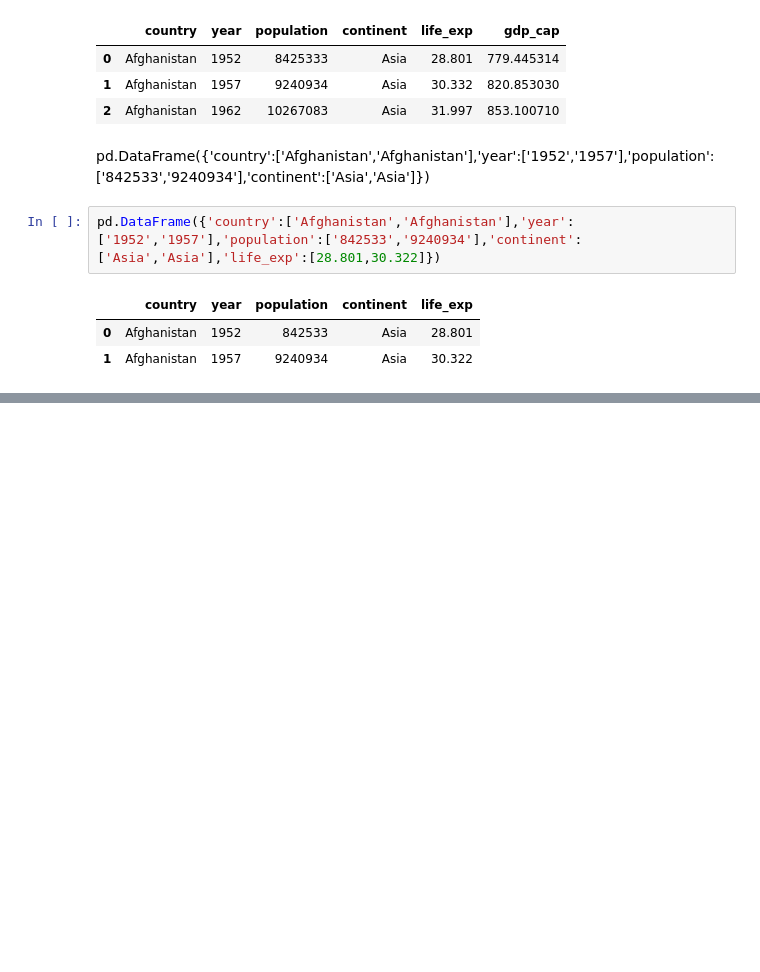
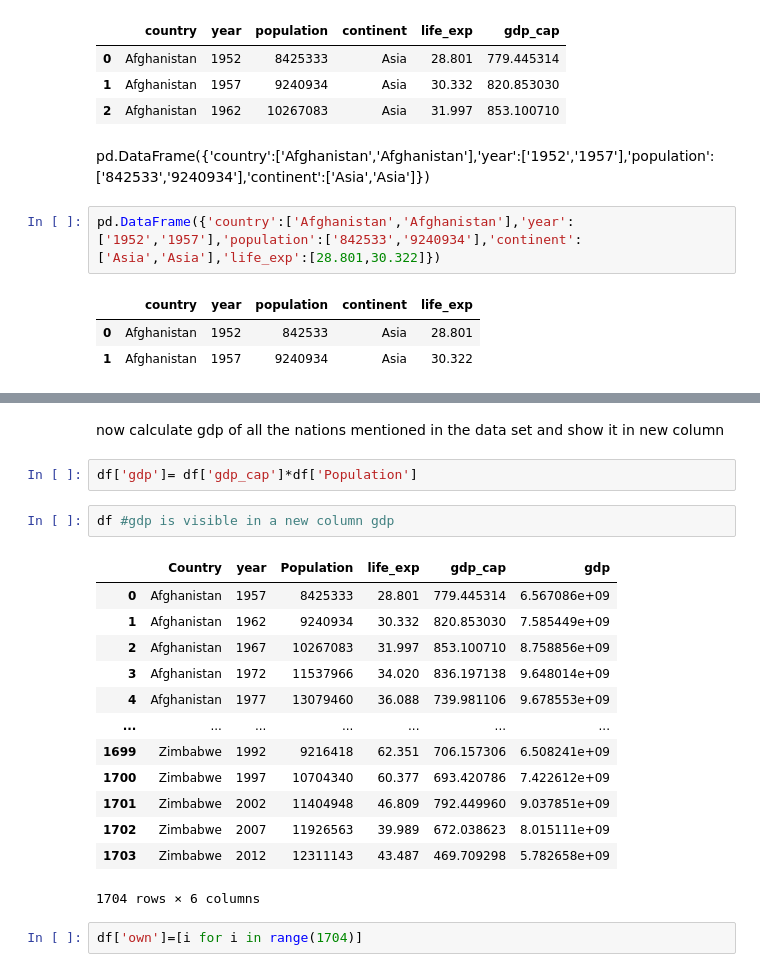
Before and after one commit to shivendra1-cyber/The-McKinsey-Life-Expectancy-Insights-, a Jupyter notebook: McKinsey_LifeExpentancy_Insights1.ipynb, the cells around one changed output, grey strips where cells are left out. Saved outputs shown, nothing was run; the diff lists cells and outputs as text; blank space fills up the shorter version.

```diff
--- a/McKinsey_LifeExpentancy_Insights1.ipynb
+++ b/McKinsey_LifeExpentancy_Insights1.ipynb
@@ -127,0 +458,22 @@ pd.DataFrame({'country':['Afghanistan','Afghanistan'],'year':['1952','1957'],'po
+# %% [markdown]
+now calculate gdp of all the nations mentioned in the data  set and show it in new column
+# %%
+df['gdp']= df['gdp_cap']*df['Population']
+# %%
+df #gdp is visible in a new column gdp
+# %% [output]
+|  | Country | year | Population | life_exp | gdp_cap | gdp |
+| 0 | Afghanistan | 1957 | 8425333 | 28.801 | 779.445314 | 6.567086e+09 |
+| 1 | Afghanistan | 1962 | 9240934 | 30.332 | 820.853030 | 7.585449e+09 |
+| 2 | Afghanistan | 1967 | 10267083 | 31.997 | 853.100710 | 8.758856e+09 |
+| 3 | Afghanistan | 1972 | 11537966 | 34.020 | 836.197138 | 9.648014e+09 |
+| 4 | Afghanistan | 1977 | 13079460 | 36.088 | 739.981106 | 9.678553e+09 |
+| ... | ... | ... | ... | ... | ... | ... |
+| 1699 | Zimbabwe | 1992 | 9216418 | 62.351 | 706.157306 | 6.508241e+09 |
+| 1700 | Zimbabwe | 1997 | 10704340 | 60.377 | 693.420786 | 7.422612e+09 |
+| 1701 | Zimbabwe | 2002 | 11404948 | 46.809 | 792.449960 | 9.037851e+09 |
+| 1702 | Zimbabwe | 2007 | 11926563 | 39.989 | 672.038623 | 8.015111e+09 |
+| 1703 | Zimbabwe | 2012 | 12311143 | 43.487 | 469.709298 | 5.782658e+09 |
+1704 rows × 6 columns
+# %%
+df['own']=[i for i in range(1704)]
```
Also changed, not shown: parts of 38 cells of this notebook.
